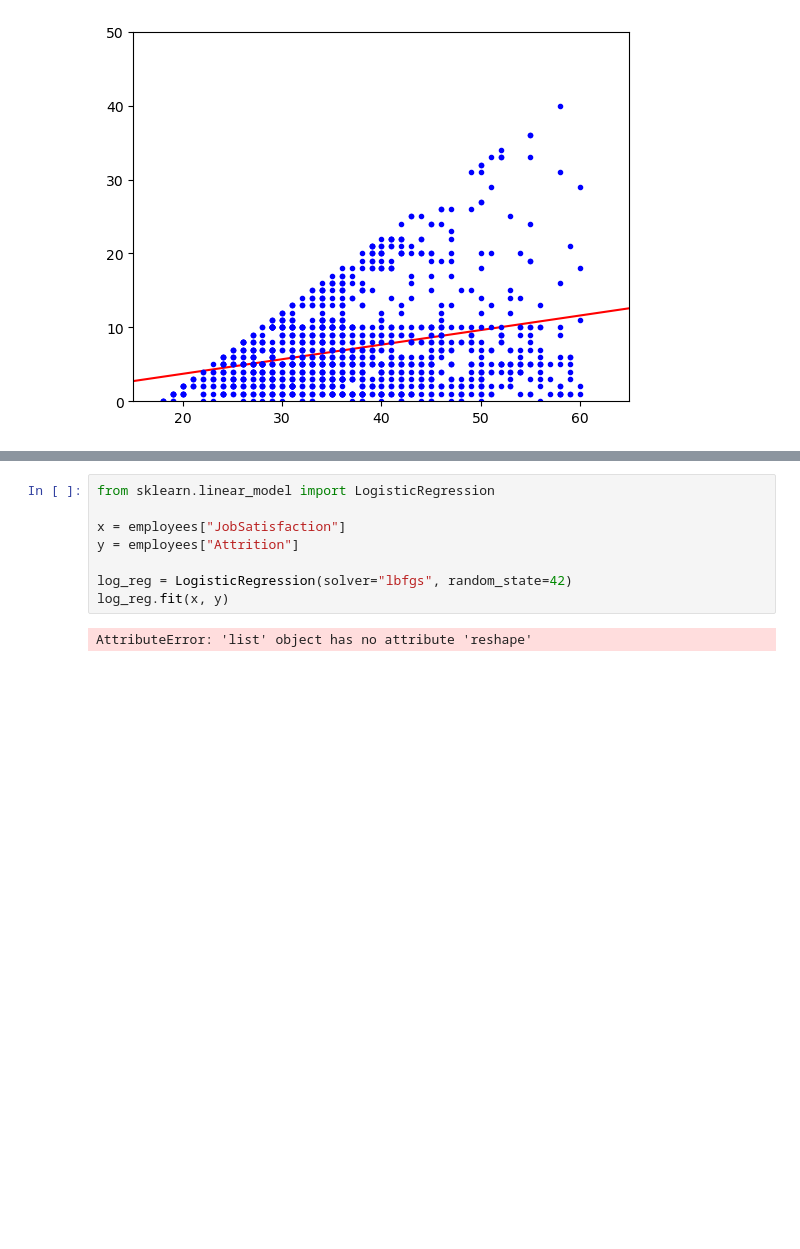
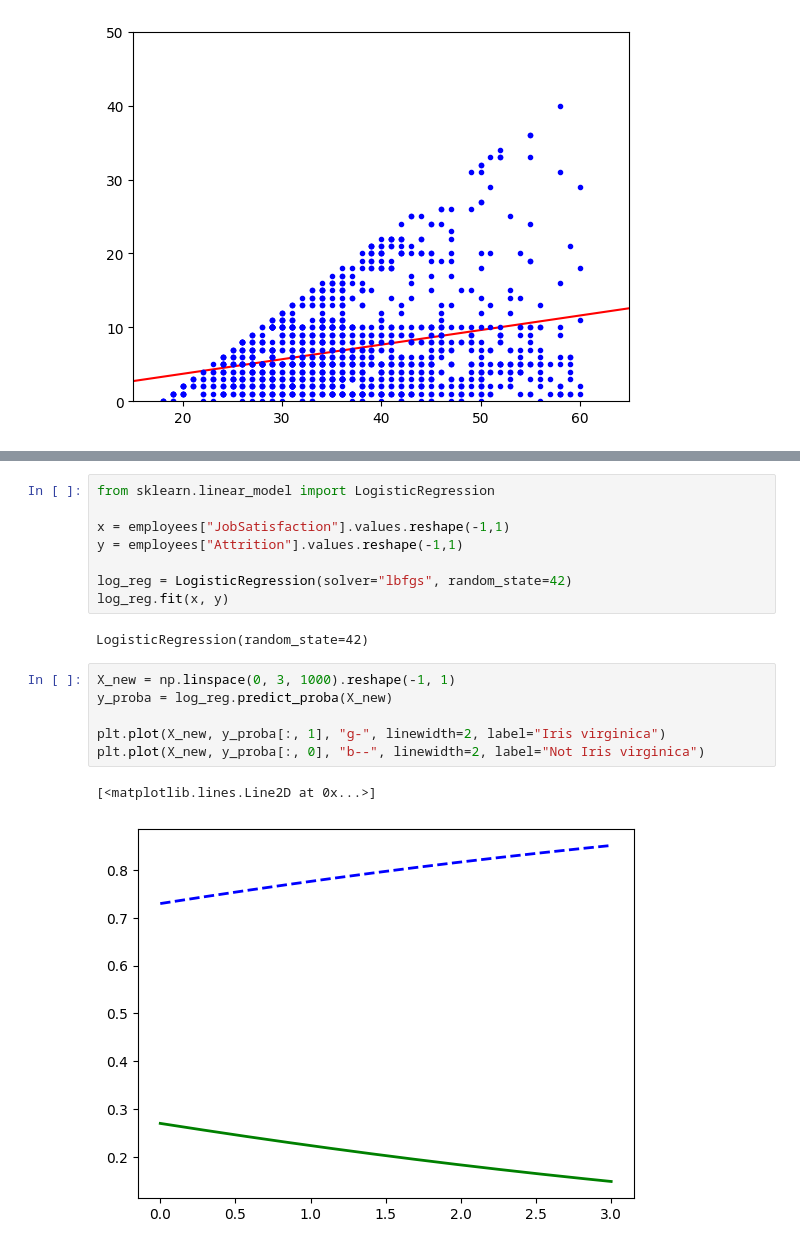
Before and after one commit to Darcinn/F21DL, a Jupyter notebook: Notebooks/Lab 2/lab8.ipynb, the cells around one changed output, grey strips where cells are left out. Saved outputs shown, nothing was run; the diff lists cells and outputs as text; blank space fills up the shorter version.

Commit message:
Lab 9 Updates
Converted X_test & y_test to 2D arrays to allow for linear regression and included rest  of the lab code.

```diff
--- a/Notebooks/Lab 2/lab8.ipynb
+++ b/Notebooks/Lab 2/lab8.ipynb
@@ -919,10 +925,19 @@ plt.show()
 # %%
 from sklearn.linear_model import LogisticRegression
 
-x = employees["JobSatisfaction"]
-y = employees["Attrition"]
+x = employees["JobSatisfaction"].values.reshape(-1,1)
+y = employees["Attrition"].values.reshape(-1,1)
 
 log_reg = LogisticRegression(solver="lbfgs", random_state=42)
 log_reg.fit(x, y)
 # %% [output]
-AttributeError: 'list' object has no attribute 'reshape'
+LogisticRegression(random_state=42)
+# %%
+X_new = np.linspace(0, 3, 1000).reshape(-1, 1)
+y_proba = log_reg.predict_proba(X_new)
+
+plt.plot(X_new, y_proba[:, 1], "g-", linewidth=2, label="Iris virginica")
+plt.plot(X_new, y_proba[:, 0], "b--", linewidth=2, label="Not Iris virginica")
+# %% [output]
+[<matplotlib.lines.Line2D at 0x...>]
+[figure, added]
```
Also changed, not shown: parts of 25 cells of this notebook.
